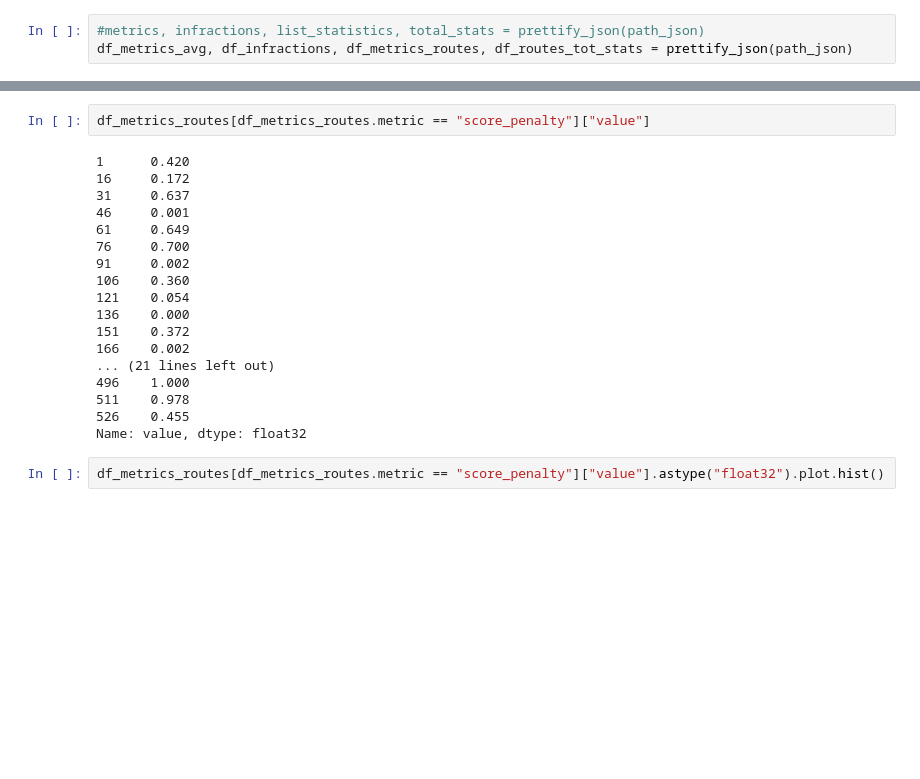
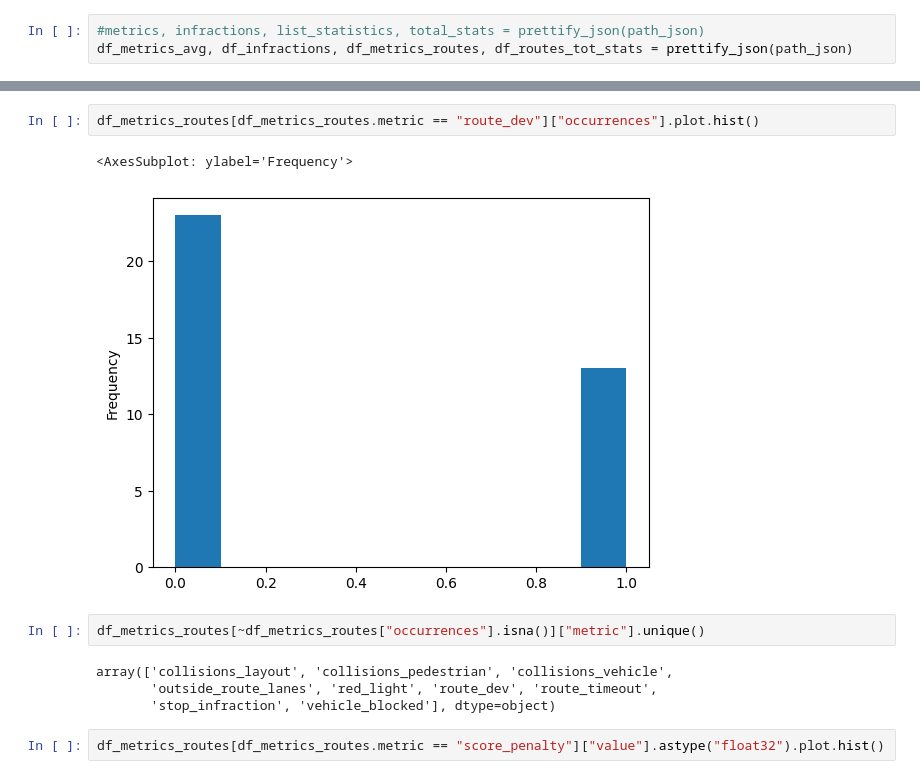
Before and after one commit to moritzwassmer/APPRAS_e2e_imitation, a Jupyter notebook: Evaluation/results/results_visualization.ipynb, the cells around one changed output, grey strips where cells are left out. Cells and saved outputs as stored; diff of their text form; blank space fills up the shorter version.

```diff
--- a/Evaluation/results/results_visualization.ipynb
+++ b/Evaluation/results/results_visualization.ipynb
@@ -196,23 +237,14 @@ df_metrics_routes[df_metrics_routes.metric == "score_penalty"]["value"].std()
+# %%
+df_metrics_routes[df_metrics_routes.metric == "route_dev"]["occurrences"].plot.hist()
+# %% [output]
+<AxesSubplot: ylabel='Frequency'>
+[figure, added]
 # %%
-df_metrics_routes[df_metrics_routes.metric == "score_penalty"]["value"]
+df_metrics_routes[~df_metrics_routes["occurrences"].isna()]["metric"].unique()
 # %% [output]
-1      0.420
-16     0.172
-31     0.637
-46     0.001
-61     0.649
-76     0.700
-91     0.002
-106    0.360
-121    0.054
-136    0.000
-151    0.372
-166    0.002
-... (21 lines left out)
-496    1.000
-511    0.978
-526    0.455
-Name: value, dtype: float32
+array(['collisions_layout', 'collisions_pedestrian', 'collisions_vehicle',
+       'outside_route_lanes', 'red_light', 'route_dev', 'route_timeout',
+       'stop_infraction', 'vehicle_blocked'], dtype=object)
 # %%
 df_metrics_routes[df_metrics_routes.metric == "score_penalty"]["value"].astype("float32").plot.hist()
 # %% [output]
```
Also changed, not shown: parts of 12 cells of this notebook, 1 other file.
